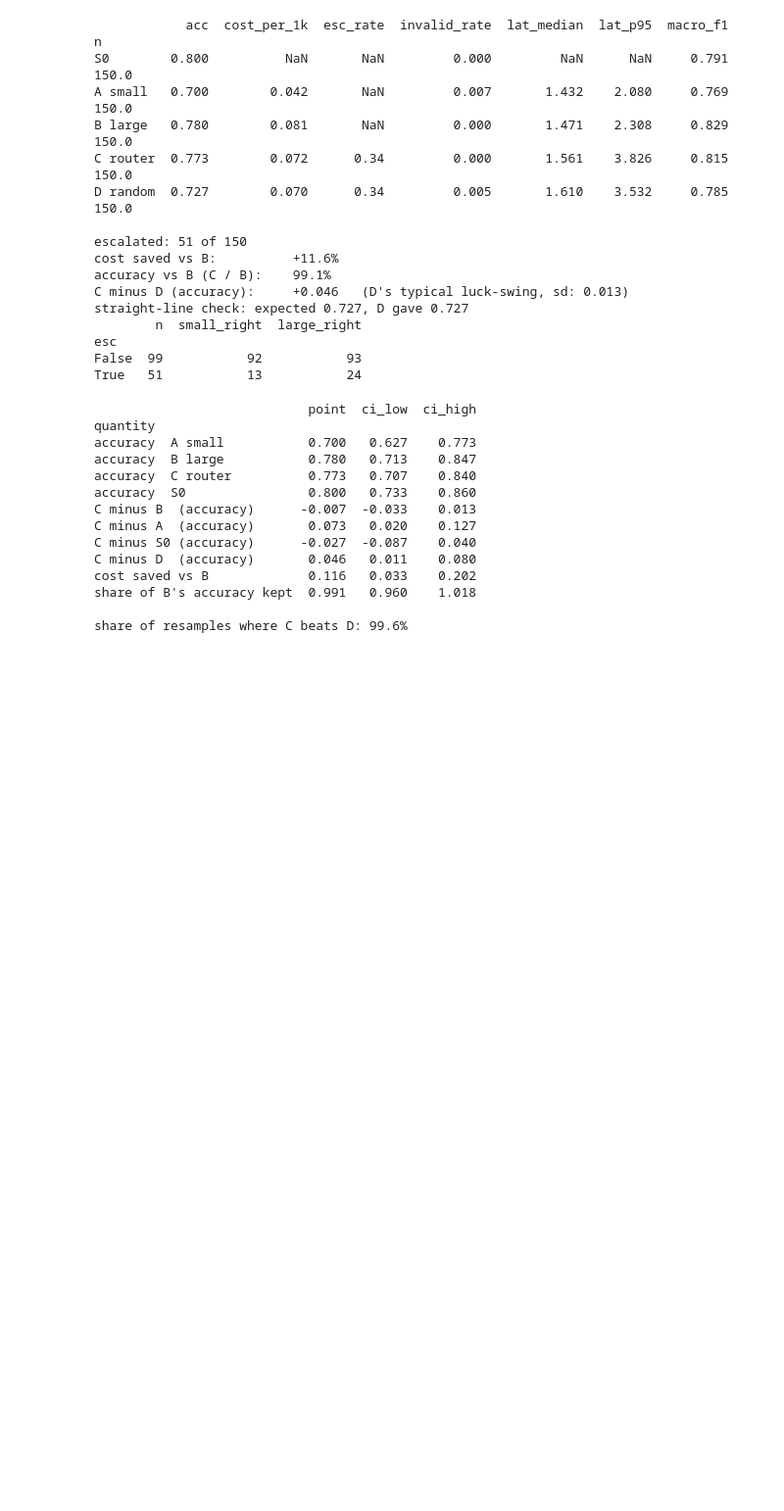
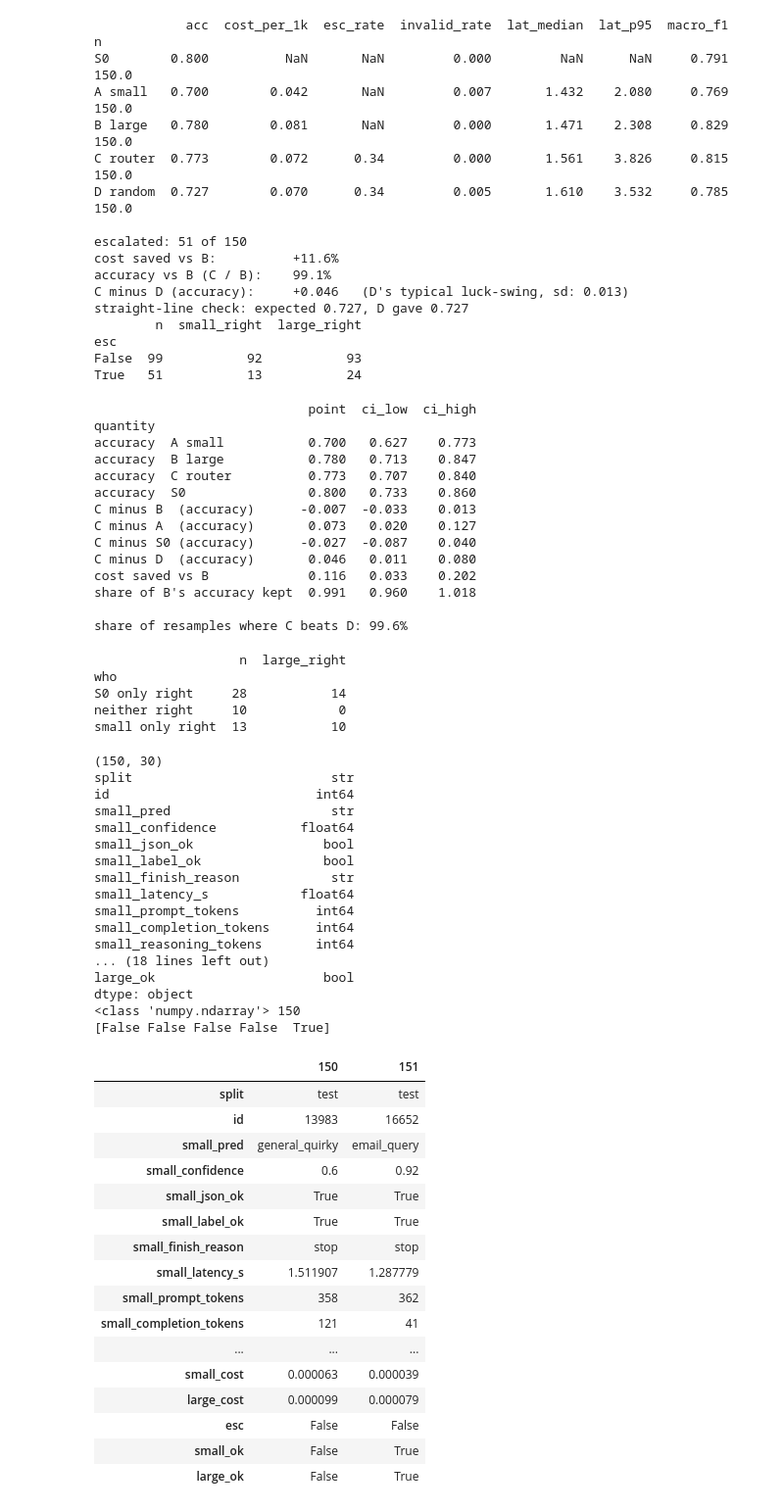
Before and after one commit to khadija1317/massive-routing, a Jupyter notebook: analysis.ipynb, the cells around one changed output. Shown at 98% size. Drawn from its saved outputs; the diff is of its cells as text; code cells hidden in the pictures; blank space fills up the shorter version.

```diff
--- a/analysis.ipynb
+++ b/analysis.ipynb
@@ -617,3 +576,57 @@ cost saved vs B             0.116   0.033    0.202
 share of B's accuracy kept  0.991   0.960    1.018
 
 share of resamples where C beats D: 99.6%
+# %%
+e = test[test.esc].copy()
+e["s0_ok"] = e.s0_pred == e.gold
+e["who"] = np.select(
+    [e.small_ok & ~e.s0_ok, ~e.small_ok & e.s0_ok, ~e.small_ok & ~e.s0_ok],
+    ["small only right", "S0 only right", "neither right"], default="both right")
+print(e.groupby("who").agg(n=("gold", "size"), large_right=("large_ok", "sum")))
+# %% [output]
+                   n  large_right
+who
+S0 only right     28           14
+neither right     10            0
+small only right  13           10
+# %%
+print(test.shape)
+print(test.dtypes)
+print(type(esc_t), len(esc_t))
+print(esc_t[:5])
+test.head(2).T
+# %% [output]
+(150, 30)
+split                          str
+id                           int64
+small_pred                     str
+small_confidence           float64
+small_json_ok                 bool
+small_label_ok                bool
+small_finish_reason            str
+small_latency_s            float64
+small_prompt_tokens          int64
+small_completion_tokens      int64
+small_reasoning_tokens       int64
+... (18 lines left out)
+large_ok                      bool
+dtype: object
+<class 'numpy.ndarray'> 150
+[False False False False  True]
+|  | 150 | 151 |
+| split | test | test |
+| id | 13983 | 16652 |
+| small_pred | general_quirky | email_query |
+| small_confidence | 0.6 | 0.92 |
+| small_json_ok | True | True |
+| small_label_ok | True | True |
+| small_finish_reason | stop | stop |
+| small_latency_s | 1.511907 | 1.287779 |
+| small_prompt_tokens | 358 | 362 |
+| small_completion_tokens | 121 | 41 |
+| ... | ... | ... |
+| small_cost | 0.000063 | 0.000039 |
+| large_cost | 0.000099 | 0.000079 |
+| esc | False | False |
+| small_ok | False | True |
+| large_ok | False | True |
```
Also changed, not shown: parts of 13 cells of this notebook.
